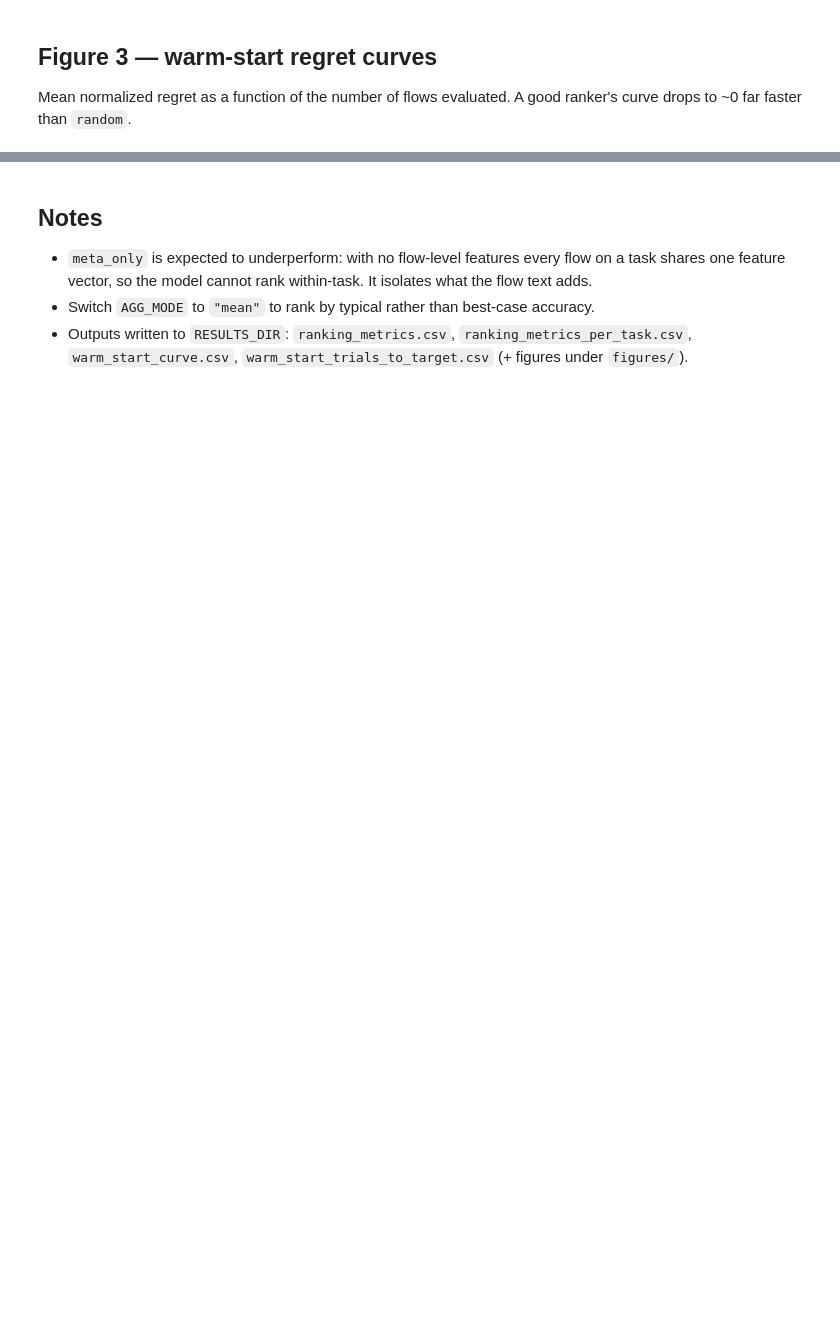
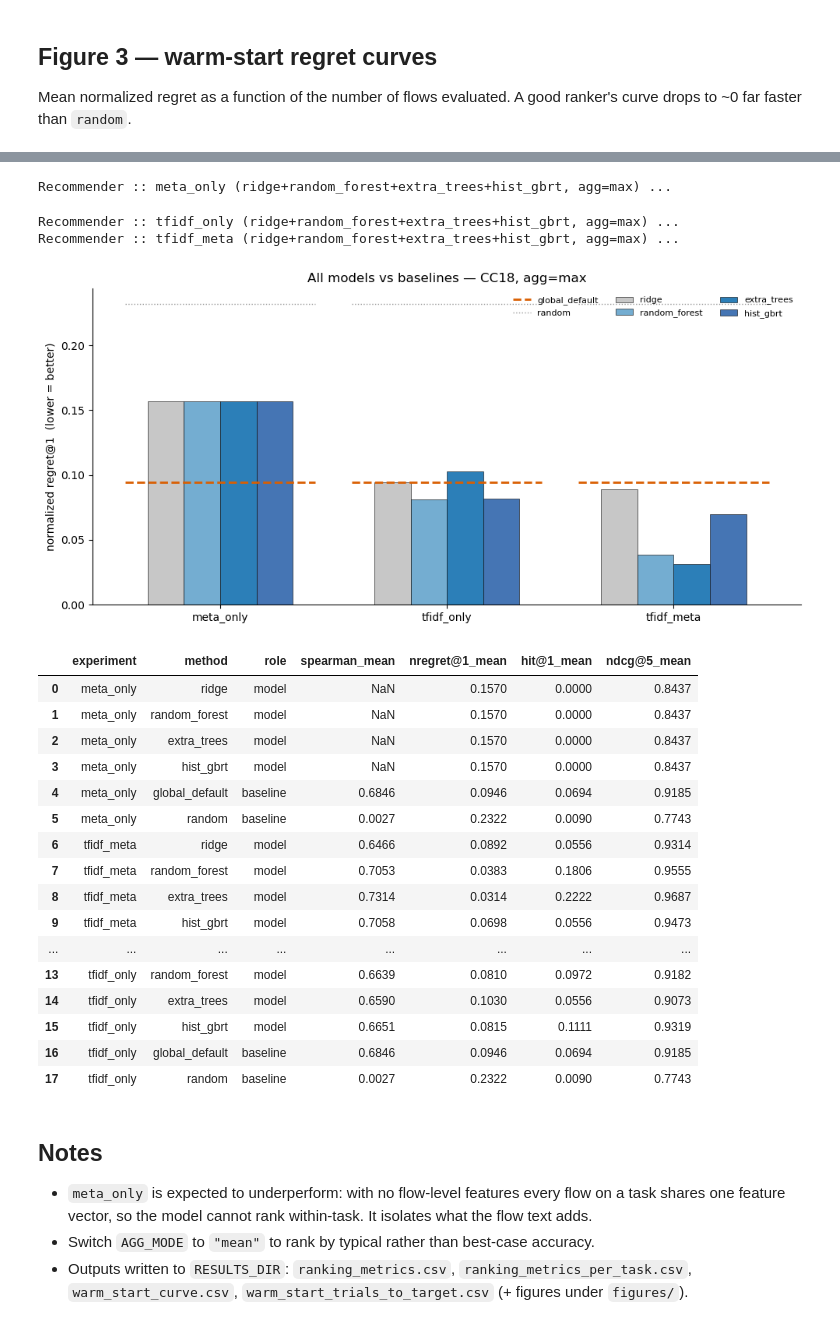
Before and after one commit to b3ck3tt/workflows, a Jupyter notebook: recommender.ipynb, the cells around one changed output, grey strips where cells are left out. Saved outputs shown, nothing was run; the diff lists cells and outputs as text; code cells hidden in the pictures; blank space fills up the shorter version.

```diff
--- a/recommender.ipynb
+++ b/recommender.ipynb
@@ -29,10 +29,12 @@ RESULTS_DIR  = "results_recommender_max"     # ranking CSVs land here
 FIG_DIR      = Path(RESULTS_DIR) / "figures"
 
 AGG_MODE     = "max"        # rank "which flow can win on this task"; use "mean" for typical perf
-MODEL_NAME   = "hist_gbrt"  # ranking-first uses the strongest single tree model
+MODEL_NAME   = "extra_trees"  # bagged trees rank best here (see model comparison below)
 CV_FOLDS     = 5
 KS           = (1, 3, 5, 10)
 N_RANDOM_SHUFFLES = 20
+MODEL_NAMES  = ["ridge", "random_forest", "extra_trees", "hist_gbrt"]  # for the model comparison
+RESULTS_DIR_ALL = "results_recommender_max_allmodels"
 
 # Representations to compare. meta_only cannot rank within-task (all flows on a task share
 # one feature vector) — kept as a floor that isolates what the flow text adds.
@@ -224,3 +306,60 @@ plt.show()
+# %%
+rec_all = wf.run_recommender_evaluation(
+    flows=flows, tasks_df=bundle["tasks_df"], evals_df=bundle["evals_df"],
+    configs=CONFIGS, agg_mode=AGG_MODE, model_names=MODEL_NAMES,
+    cv_folds=CV_FOLDS, ks=KS, n_random_shuffles=N_RANDOM_SHUFFLES,
+    cache_dir=CACHE_DIR, results_dir=RESULTS_DIR_ALL,
+)
+sa = rec_all["summary"]
+mcol = {"ridge": "#c7c7c7", "random_forest": "#74add1", "extra_trees": "#2c7fb8", "hist_gbrt": "#4575b4"}
+exps_all = [c["name"] for c in CONFIGS if c["name"] in set(sa["experiment"])]
+
+fig, ax = plt.subplots(figsize=(10, 4.8))
+x = np.arange(len(exps_all)); w_ = 0.16
+for i, m in enumerate(MODEL_NAMES):
+    vals = [float(sa[(sa.experiment == e) & (sa.method == m)]["nregret@1_mean"].iloc[0]) for e in exps_all]
+    ax.bar(x + (i - 1.5) * w_, vals, width=w_, label=m, color=mcol[m], edgecolor="black", linewidth=0.4)
+for ei, e in enumerate(exps_all):
+    gd = float(sa[(sa.experiment == e) & (sa.method == "global_default")]["nregret@1_mean"].iloc[0])
+    rnd = float(sa[(sa.experiment == e) & (sa.method == "random")]["nregret@1_mean"].iloc[0])
+    ax.hlines(gd, x[ei] - 0.42, x[ei] + 0.42, color="#d95f02", lw=2, ls="--", label="global_default" if ei == 0 else None)
+    ax.hlines(rnd, x[ei] - 0.42, x[ei] + 0.42, color="#999999", lw=1, ls=":", label="random" if ei == 0 else None)
+ax.set_xticks(x); ax.set_xticklabels(exps_all)
+ax.set_ylabel("normalized regret@1  (lower = better)")
+ax.set_title(f"All models vs baselines \u2014 CC18, agg={AGG_MODE}")
+ax.legend(ncol=3, frameon=False, fontsize=8)
+ax.spines[["top", "right"]].set_visible(False)
+fig.tight_layout()
+(Path(RESULTS_DIR_ALL) / "figures").mkdir(parents=True, exist_ok=True)
+fig.savefig(Path(RESULTS_DIR_ALL) / "figures" / "regret_at_1_allmodels.png", dpi=150)
+fig.savefig(Path(RESULTS_DIR_ALL) / "figures" / "regret_at_1_allmodels.pdf")
+plt.show()
+
+order = {"ridge": 0, "random_forest": 1, "extra_trees": 2, "hist_gbrt": 3, "global_default": 4, "random": 5}
+cmp_cols = ["experiment", "method", "role", "spearman_mean", "nregret@1_mean", "hit@1_mean", "ndcg@5_mean"]
+sa.sort_values(["experiment", "method"], key=lambda s: s.map(order) if s.name == "method" else s)[cmp_cols].round(4).reset_index(drop=True)
+# %% [output]
+Recommender :: meta_only (ridge+random_forest+extra_trees+hist_gbrt, agg=max) ...
+Recommender :: tfidf_only (ridge+random_forest+extra_trees+hist_gbrt, agg=max) ...
+Recommender :: tfidf_meta (ridge+random_forest+extra_trees+hist_gbrt, agg=max) ...
+[figure, added]
+|  | experiment | method | role | spearman_mean | nregret@1_mean | hit@1_mean | ndcg@5_mean |
+| 0 | meta_only | ridge | model | NaN | 0.1570 | 0.0000 | 0.8437 |
+| 1 | meta_only | random_forest | model | NaN | 0.1570 | 0.0000 | 0.8437 |
+| 2 | meta_only | extra_trees | model | NaN | 0.1570 | 0.0000 | 0.8437 |
+| 3 | meta_only | hist_gbrt | model | NaN | 0.1570 | 0.0000 | 0.8437 |
+| 4 | meta_only | global_default | baseline | 0.6846 | 0.0946 | 0.0694 | 0.9185 |
+| 5 | meta_only | random | baseline | 0.0027 | 0.2322 | 0.0090 | 0.7743 |
+| 6 | tfidf_meta | ridge | model | 0.6466 | 0.0892 | 0.0556 | 0.9314 |
+| 7 | tfidf_meta | random_forest | model | 0.7053 | 0.0383 | 0.1806 | 0.9555 |
+| 8 | tfidf_meta | extra_trees | model | 0.7314 | 0.0314 | 0.2222 | 0.9687 |
+| 9 | tfidf_meta | hist_gbrt | model | 0.7058 | 0.0698 | 0.0556 | 0.9473 |
+| ... | ... | ... | ... | ... | ... | ... | ... |
+| 13 | tfidf_only | random_forest | model | 0.6639 | 0.0810 | 0.0972 | 0.9182 |
+| 14 | tfidf_only | extra_trees | model | 0.6590 | 0.1030 | 0.0556 | 0.9073 |
+| 15 | tfidf_only | hist_gbrt | model | 0.6651 | 0.0815 | 0.1111 | 0.9319 |
+| 16 | tfidf_only | global_default | baseline | 0.6846 | 0.0946 | 0.0694 | 0.9185 |
+| 17 | tfidf_only | random | baseline | 0.0027 | 0.2322 | 0.0090 | 0.7743 |
 # %% [markdown]
 ## Notes
 
```
Also changed, not shown: parts of 12 cells of this notebook, 20 other files.
